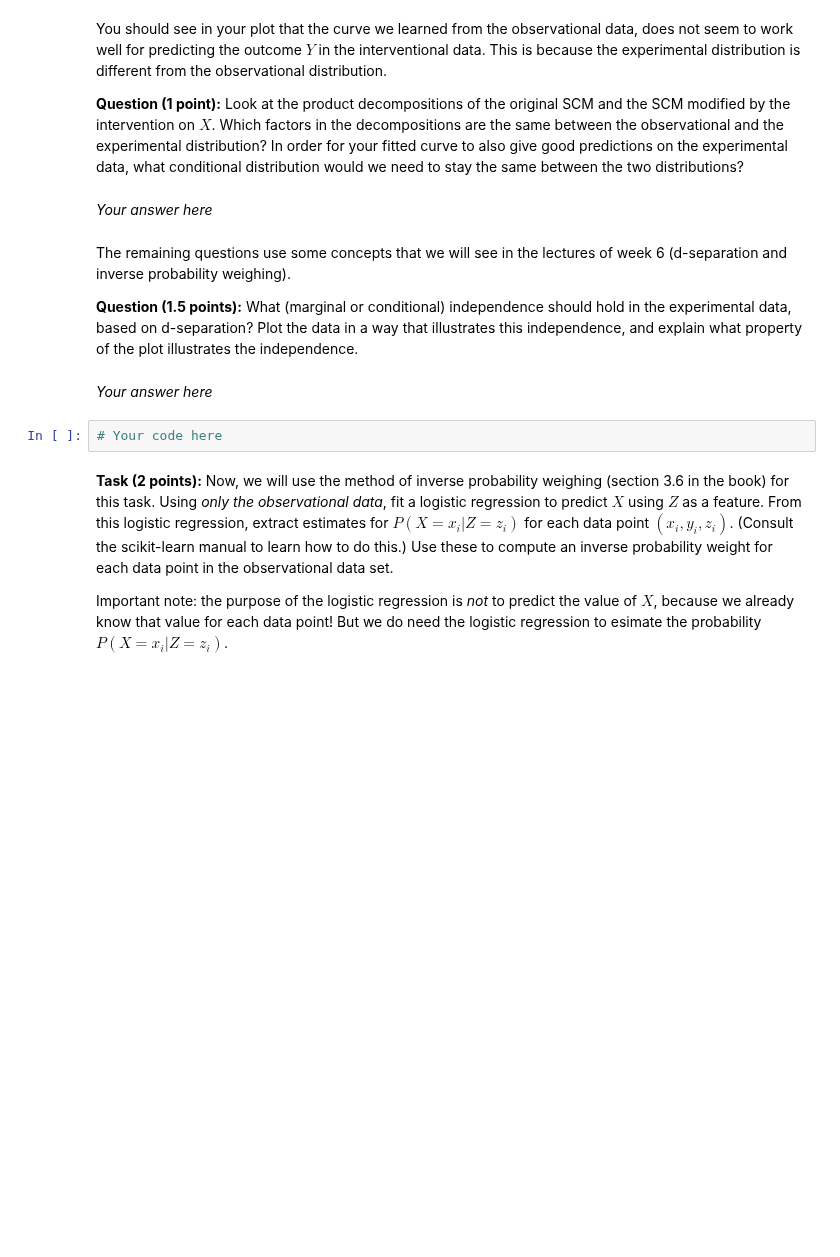
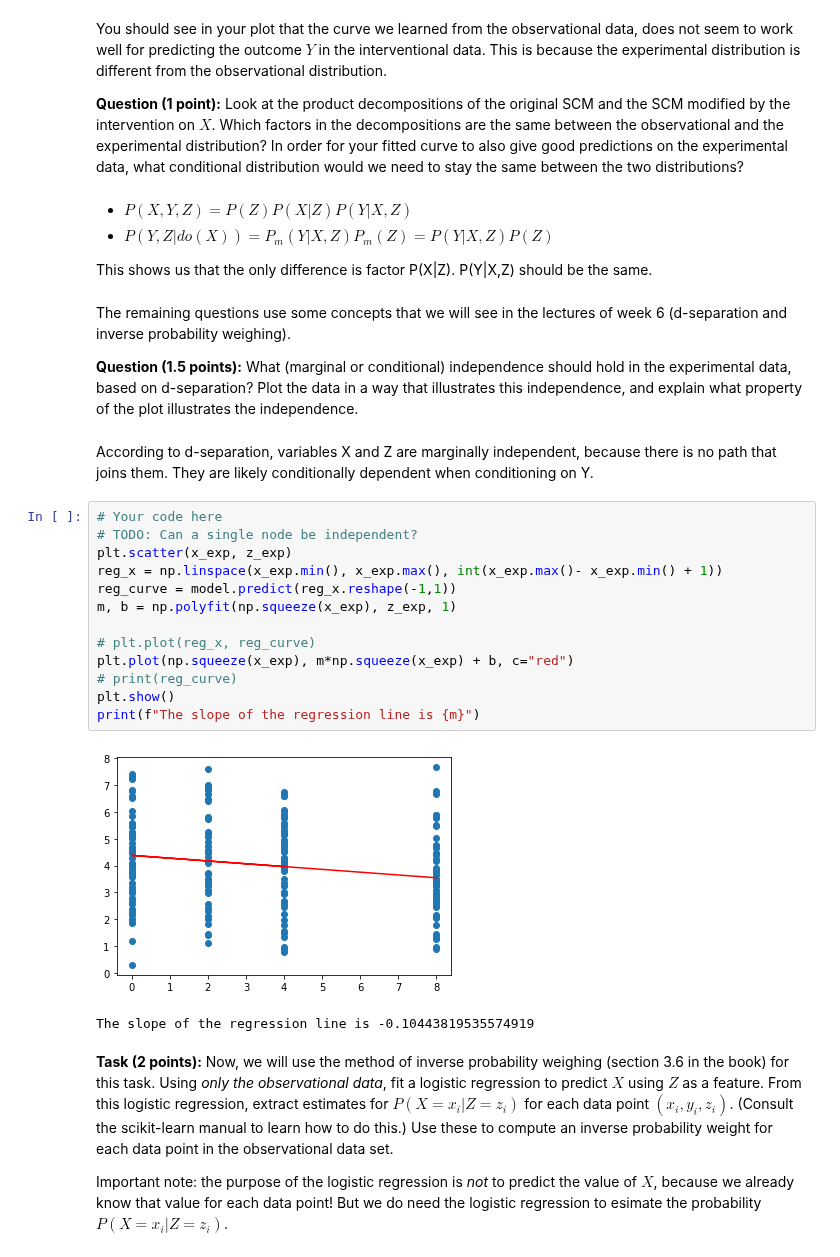
Before and after one commit to idangrady/INFOMAML, a Jupyter notebook: Programming_Assignments/Assignment_3/AML_assignment3.ipynb, the cells around one changed output. Saved outputs shown, nothing was run; the diff lists cells and outputs as text; blank space fills up the shorter version.

```diff
--- a/Programming_Assignments/Assignment_3/AML_assignment3.ipynb
+++ b/Programming_Assignments/Assignment_3/AML_assignment3.ipynb
@@ -211,16 +209,34 @@ RMSD: 4.584521692466714
 You should see in your plot that the curve we learned from the observational data, does not seem to work well for predicting the outcome $Y$ in the interventional data. This is because the experimental distribution is different from the observational distribution.
 
 **Question (1 point):** Look at the product decompositions of the original SCM and the SCM modified by the intervention on $X$. Which factors in the decompositions are the same between the observational and the experimental distribution? In order for your fitted curve to also give good predictions on the experimental data, what conditional distribution would we need to stay the same between the two distributions?
-# %% [markdown]
-*Your answer here*
+# %% [markdown]
+- $P(X,Y,Z) = P(Z)P(X|Z)P(Y|X,Z)$
+- $P(Y,Z| do(X)) = P_m(Y|X,Z)P_m(Z) = P(Y|X,Z)P(Z)$
+
+This shows us that the only difference is factor P(X|Z).
+P(Y|X,Z) should be the same.
 # %% [markdown]
 The remaining questions use some concepts that we will see in the lectures of week 6 (d-separation and inverse probability weighing).
 
 **Question (1.5 points):** What (marginal or conditional) independence should hold in the experimental data, based on d-separation? Plot the data in a way that illustrates this independence, and explain what property of the plot illustrates the independence.
-# %% [markdown]
-*Your answer here*
-# %%
-# Your code here
+# %% [markdown]
+According to d-separation, variables X and Z are marginally independent, because there is no path that joins them. They are likely conditionally dependent when conditioning on Y.
+# %%
+# Your code here
+# TODO: Can a single node be independent?
+plt.scatter(x_exp, z_exp)
+reg_x = np.linspace(x_exp.min(), x_exp.max(), int(x_exp.max()- x_exp.min() + 1))
+reg_curve = model.predict(reg_x.reshape(-1,1))
+m, b = np.polyfit(np.squeeze(x_exp), z_exp, 1)
+
+# plt.plot(reg_x, reg_curve)
+plt.plot(np.squeeze(x_exp), m*np.squeeze(x_exp) + b, c="red")
+# print(reg_curve)
+plt.show()
+print(f"The slope of the regression line is {m}")
+# %% [output]
+[figure, added]
+The slope of the regression line is -0.10443819535574919
 # %% [markdown]
 **Task (2 points):** Now, we will use the method of inverse probability weighing (section 3.6 in the book) for this task. Using *only the observational data*, fit a logistic regression to predict $X$ using $Z$ as a feature. From this logistic regression, extract estimates for $P(X=x_i|Z=z_i)$ for each data point $(x_i, y_i, z_i)$. (Consult the scikit-learn manual to learn how to do this.) Use these to compute an inverse probability weight for each data point in the observational data set.
 
```
Also changed, not shown: parts of 16 cells of this notebook.
